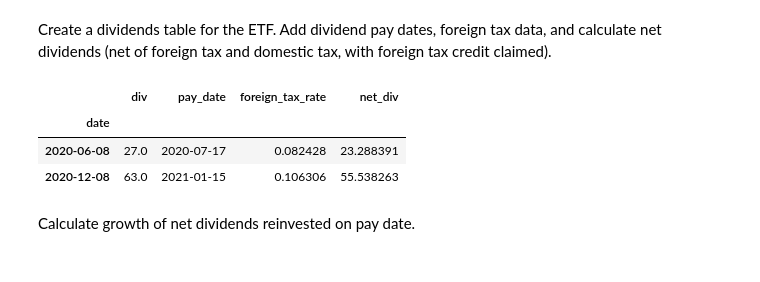
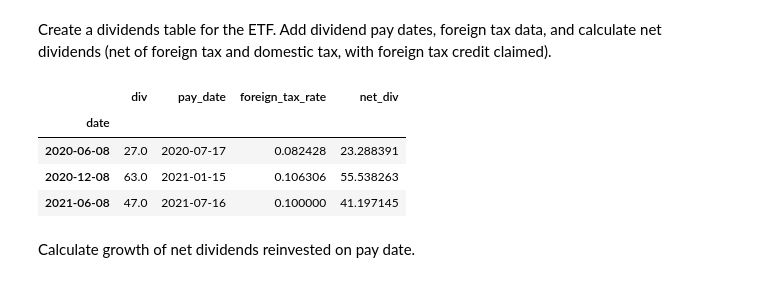
Before and after one commit to TBS-github/maxis-vs-emaxis-slim, a Jupyter notebook: 2558_ETF_vs_emaxis_slim.ipynb, the cells around one changed output. Cells and saved outputs as stored; diff of their text form; code cells hidden in the pictures.

```diff
--- a/2558_ETF_vs_emaxis_slim.ipynb
+++ b/2558_ETF_vs_emaxis_slim.ipynb
@@ -46,20 +46,22 @@ Create a dividends table for the ETF. Add dividend pay dates, foreign tax data,
 # %%
 jp_income_tax_rate = 0.15315
 jp_inhabitant_tax_rate = 0.05
 
 dividends = etf[etf['div'].notna()]['div'].copy().to_frame()
-dividends['pay_date'] = pd.to_datetime(['2020-07-17', '2021-01-15'])
+dividends['pay_date'] = pd.to_datetime(['2020-07-17', '2021-01-15', '2021-07-16'])
 # first dividend foreign tax rate source: https://starwaytohappylife.blog.fc2.com/blog-entry-1250.html
 # second dividend foreign tax rate source: https://mrmarket-japan.com/tousihoka/etf-toushin-double-taxation/
-dividends['foreign_tax_rate'] = [0.0824283016, 0.1063057439]
+# used reasonable approximation for third dividend tax rate
+dividends['foreign_tax_rate'] = [0.0824283016, 0.1063057439, 0.1]
 dividends['net_div'] = (dividends['div'] * (dividends['foreign_tax_rate']+1) *
                         (1-jp_income_tax_rate-jp_inhabitant_tax_rate))
 dividends.head()
 # %% [output]
 |  | div | pay_date | foreign_tax_rate | net_div |
 | date |  |  |  |  |
 | 2020-06-08 | 27.0 | 2020-07-17 | 0.082428 | 23.288391 |
 | 2020-12-08 | 63.0 | 2021-01-15 | 0.106306 | 55.538263 |
+| 2021-06-08 | 47.0 | 2021-07-16 | 0.100000 | 41.197145 |
 # %% [markdown]
 Calculate growth of net dividends reinvested on pay date.
 # %%
```
Also changed, not shown: parts of 8 cells of this notebook, 1 other file.
